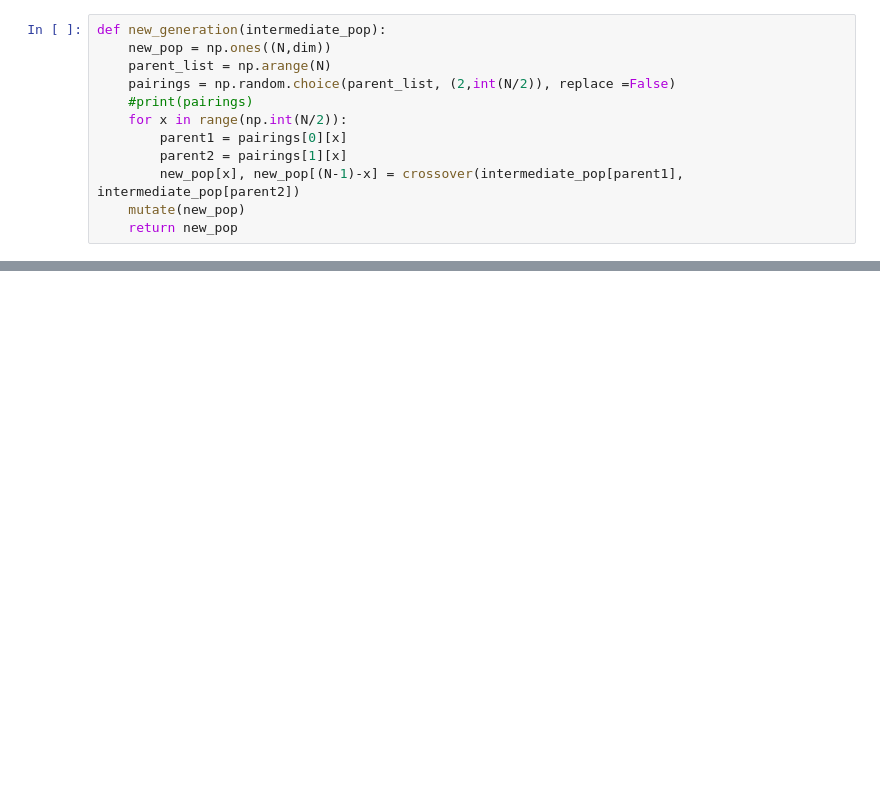
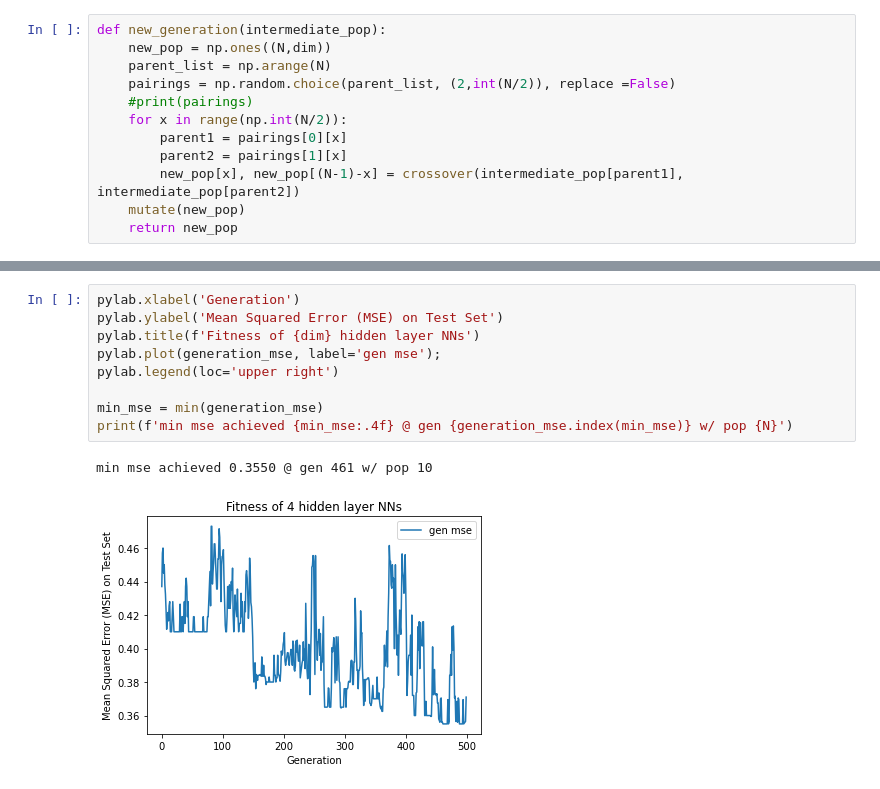
Before and after one commit to Kayzee805/NAT-CW2, a Jupyter notebook: GA/Genetic Algorithm.ipynb, the cells around one changed output, grey strips where cells are left out. Cells and saved outputs as stored; diff of their text form; blank space fills up the shorter version.

```diff
--- a/GA/Genetic Algorithm.ipynb
+++ b/GA/Genetic Algorithm.ipynb
@@ -181,0 +182,12 @@ max fitness achieved 70.0 @ 4
+# %%
+pylab.xlabel('Generation')
+pylab.ylabel('Mean Squared Error (MSE) on Test Set')
+pylab.title(f'Fitness of {dim} hidden layer NNs')
+pylab.plot(generation_mse, label='gen mse');
+pylab.legend(loc='upper right')
+
+min_mse = min(generation_mse)
+print(f'min mse achieved {min_mse:.4f} @ gen {generation_mse.index(min_mse)} w/ pop {N}')
+# %% [output]
+min mse achieved 0.3550 @ gen 461 w/ pop 10
+[figure, added]
```
Also changed, not shown: parts of 9 cells of this notebook, 1 other file.
